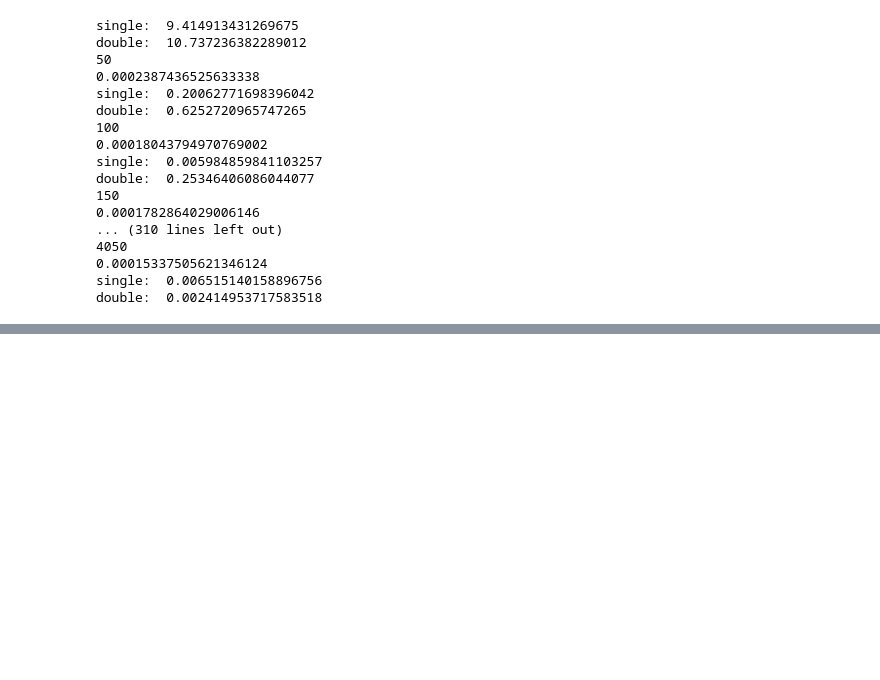
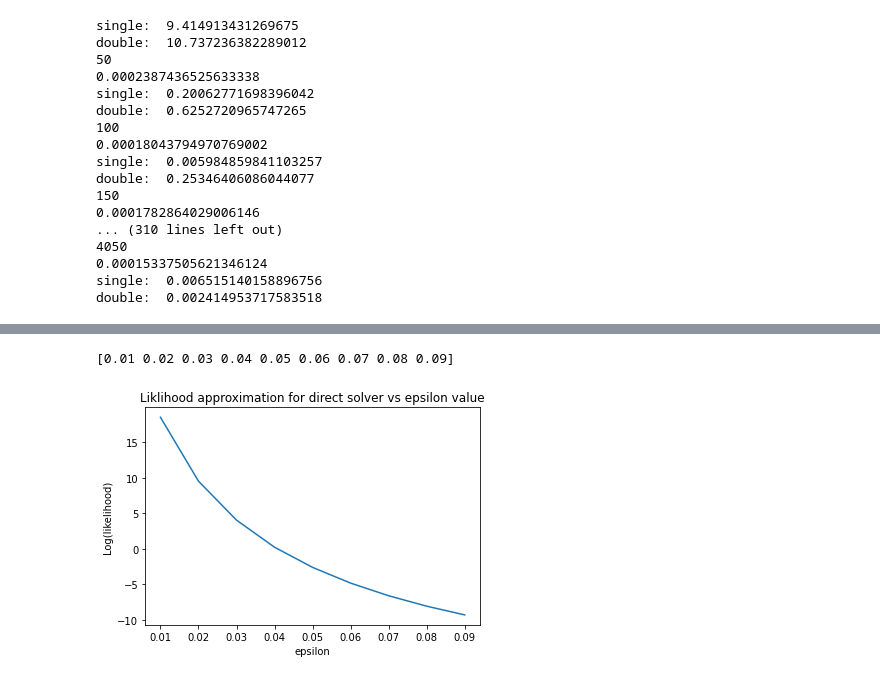
Before and after one commit to Dirrenvv99/Advanced-Machine-Learning, a Jupyter notebook: Week 8/BM.ipynb, the cells around one changed output, grey strips where cells are left out. Drawn from its saved outputs; the diff is of its cells as text; code cells hidden in the pictures; blank space fills up the shorter version.

```diff
--- a/Week 8/BM.ipynb
+++ b/Week 8/BM.ipynb
@@ -850,0 +891,31 @@ plt.show()
+# %%
+def direct_solve(data, eps, clamped_single, clamped_double):
+    C = clamped_double - np.outer(clamped_single, clamped_single)
+    C = C + np.eye(*C.shape)*eps
+    m = clamped_single
+
+
+    w = np.zeros_like(C)
+    np.fill_diagonal(w, 1/(1-m**2))
+    w = w - np.linalg.inv(C)
+    np.fill_diagonal(w,0.)
+
+
+    theta = np.arctanh(m) - np.dot(w, m)
+
+    likelihood = big_log_likihood(w, theta, data, m)
+    return w, theta, likelihood
+# %%
+clamped_single, clamped_double = clamped_statistics(train_salamander.transpose())
+
+epss = np.arange(1e-2, 1e-1, 1e-2)
+print(epss)
+y_ax = [direct_solve(train_salamander.transpose(), eps, clamped_single + 1e-8, clamped_double)[2] for eps in epss]
+plt.plot(epss, y_ax)
+plt.title("Liklihood approximation for direct solver vs epsilon value")
+plt.xlabel("epsilon")
+plt.ylabel("Log(likelihood)")
+plt.show()
+# %% [output]
+[0.01 0.02 0.03 0.04 0.05 0.06 0.07 0.08 0.09]
+[figure, added]
```
Also changed, not shown: parts of 12 cells of this notebook.
